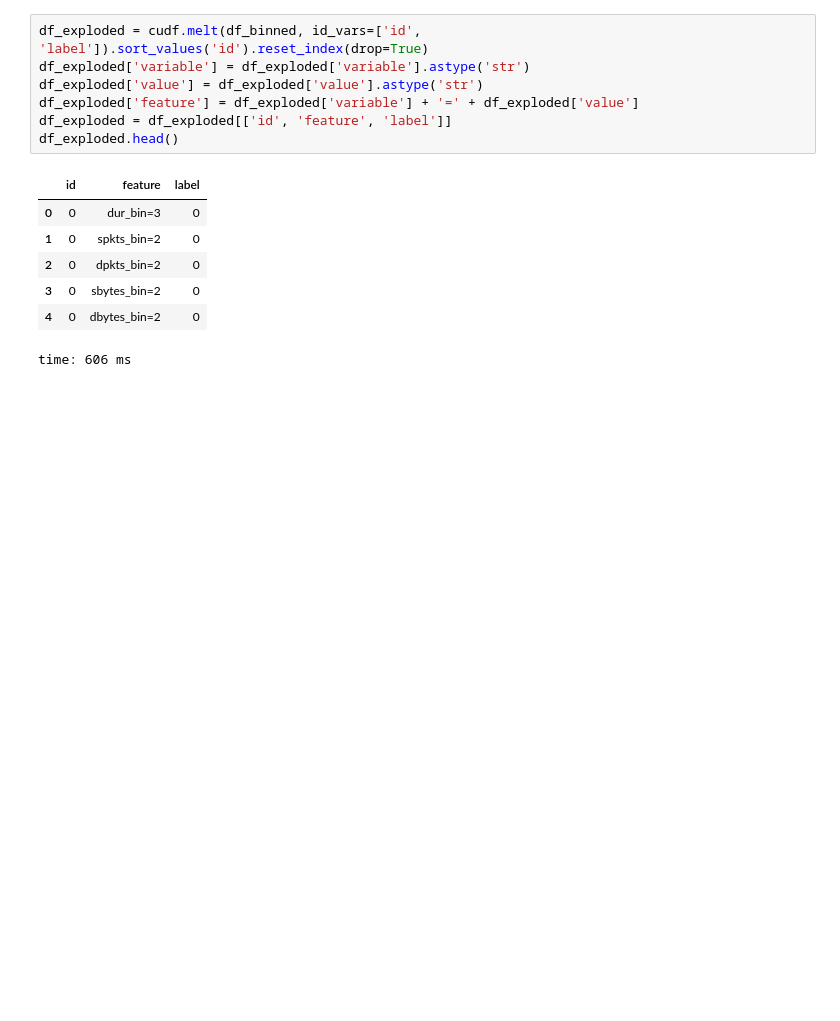
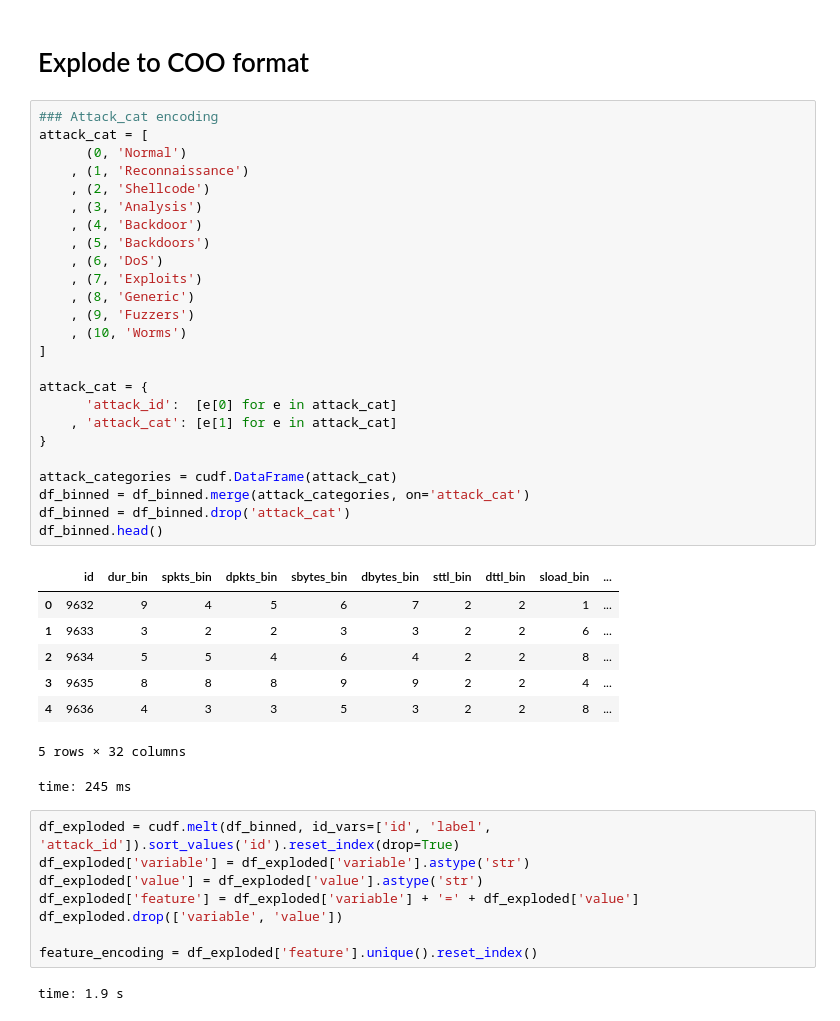
Before and after one commit to drabastomek/GTC, a Jupyter notebook: DC_2019/codes/GTC_DC_2019_Cyber.ipynb, the cells around one changed output. Saved outputs shown, nothing was run; the diff lists cells and outputs as text; blank space fills up the shorter version.

```diff
--- a/DC_2019/codes/GTC_DC_2019_Cyber.ipynb
+++ b/DC_2019/codes/GTC_DC_2019_Cyber.ipynb
@@ -176,15 +199,46 @@ time: 642 ms
+# %% [markdown]
+# Explode to COO format
+# %%
+### Attack_cat encoding
+attack_cat = [
+      (0, 'Normal')
+    , (1, 'Reconnaissance')
+    , (2, 'Shellcode')
+    , (3, 'Analysis')
+    , (4, 'Backdoor')
+    , (5, 'Backdoors')
+    , (6, 'DoS')
+    , (7, 'Exploits')
+    , (8, 'Generic')
+    , (9, 'Fuzzers')
+    , (10, 'Worms')
+]
+
+attack_cat = {
+      'attack_id':  [e[0] for e in attack_cat]
+    , 'attack_cat': [e[1] for e in attack_cat]
+}
+
+attack_categories = cudf.DataFrame(attack_cat)
+df_binned = df_binned.merge(attack_categories, on='attack_cat')
+df_binned = df_binned.drop('attack_cat')
+df_binned.head()
+# %% [output]
+|  | id | dur_bin | spkts_bin | dpkts_bin | sbytes_bin | dbytes_bin | sttl_bin | dttl_bin | sload_bin | ... |
+| 0 | 9632 | 9 | 4 | 5 | 6 | 7 | 2 | 2 | 1 | ... |
+| 1 | 9633 | 3 | 2 | 2 | 3 | 3 | 2 | 2 | 6 | ... |
+| 2 | 9634 | 5 | 5 | 4 | 6 | 4 | 2 | 2 | 8 | ... |
+| 3 | 9635 | 8 | 8 | 8 | 9 | 9 | 2 | 2 | 4 | ... |
+| 4 | 9636 | 4 | 3 | 3 | 5 | 3 | 2 | 2 | 8 | ... |
+5 rows × 32 columns
+time: 245 ms
 # %%
-df_exploded = cudf.melt(df_binned, id_vars=['id', 'label']).sort_values('id').reset_index(drop=True)
+df_exploded = cudf.melt(df_binned, id_vars=['id', 'label', 'attack_id']).sort_values('id').reset_index(drop=True)
 df_exploded['variable'] = df_exploded['variable'].astype('str')
 df_exploded['value'] = df_exploded['value'].astype('str')
 df_exploded['feature'] = df_exploded['variable'] + '=' + df_exploded['value']
-df_exploded = df_exploded[['id', 'feature', 'label']]
-df_exploded.head()
+df_exploded.drop(['variable', 'value'])
+
+feature_encoding = df_exploded['feature'].unique().reset_index()
 # %% [output]
-|  | id | feature | label |
-| 0 | 0 | dur_bin=3 | 0 |
-| 1 | 0 | spkts_bin=2 | 0 |
-| 2 | 0 | dpkts_bin=2 | 0 |
-| 3 | 0 | sbytes_bin=2 | 0 |
-| 4 | 0 | dbytes_bin=2 | 0 |
-time: 606 ms
+time: 1.9 s
```
Also changed, not shown: parts of 35 cells of this notebook.
